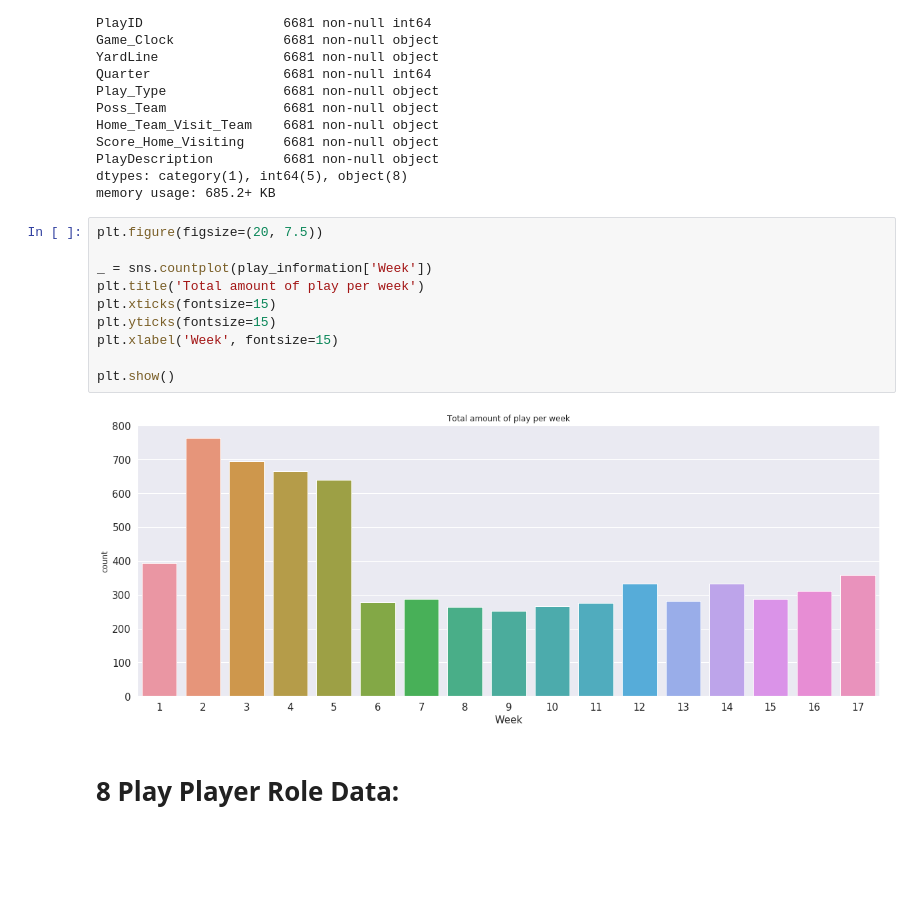
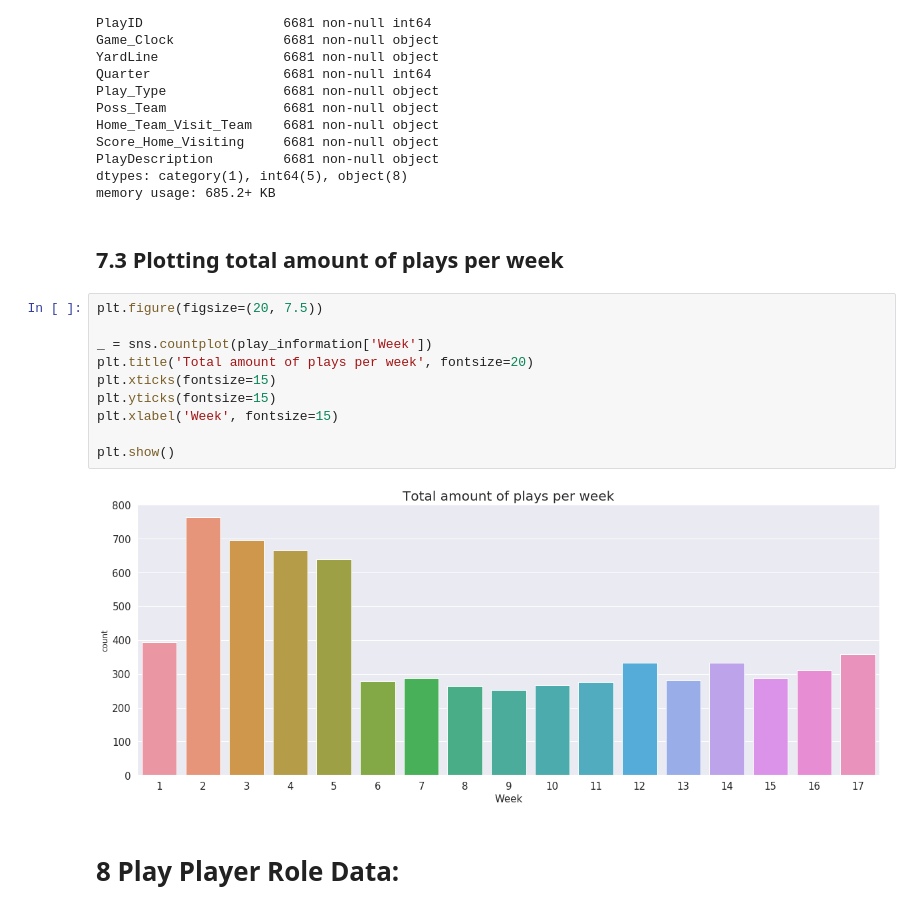
Before and after one commit to CJL89/NFL-Punt-Analysis, a Jupyter notebook: NFL_Punt_Analysis.ipynb, the cells around one changed output. Cells and saved outputs as stored; diff of their text form; blank space fills up the shorter version.

Commit message:
Fixed plots

```diff
--- a/NFL_Punt_Analysis.ipynb
+++ b/NFL_Punt_Analysis.ipynb
@@ -613,18 +614,20 @@ Score_Home_Visiting     6681 non-null object
 PlayDescription         6681 non-null object
 dtypes: category(1), int64(5), object(8)
 memory usage: 685.2+ KB
+# %% [markdown]
+## <a id='play_information_types_plot'><b>7.3 Plotting total amount of plays per week</b></a>
 # %%
 plt.figure(figsize=(20, 7.5))
 
 _ = sns.countplot(play_information['Week'])
-plt.title('Total amount of play per week')
+plt.title('Total amount of plays per week', fontsize=20)
 plt.xticks(fontsize=15)
 plt.yticks(fontsize=15)
 plt.xlabel('Week', fontsize=15)
 
 plt.show()
 # %% [output]
-[figure, old version]
+[figure, new version]
 # %% [markdown]
 # <a id='play_player_role_data'><b>8 Play Player Role Data:</b></a>
 # %%
```
Also changed, not shown: parts of 5 cells of this notebook.
